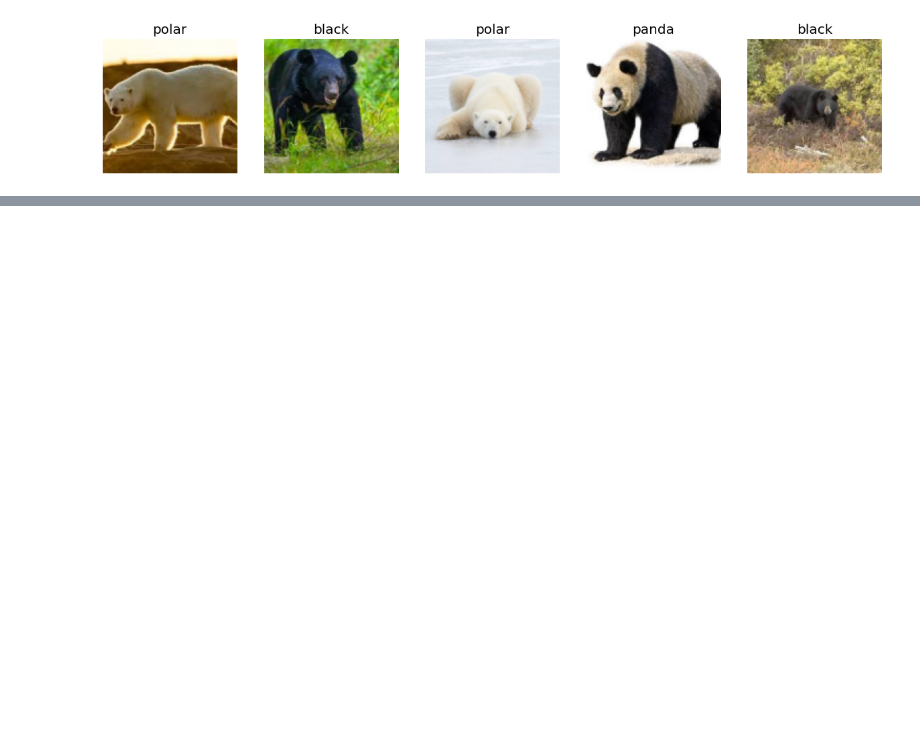
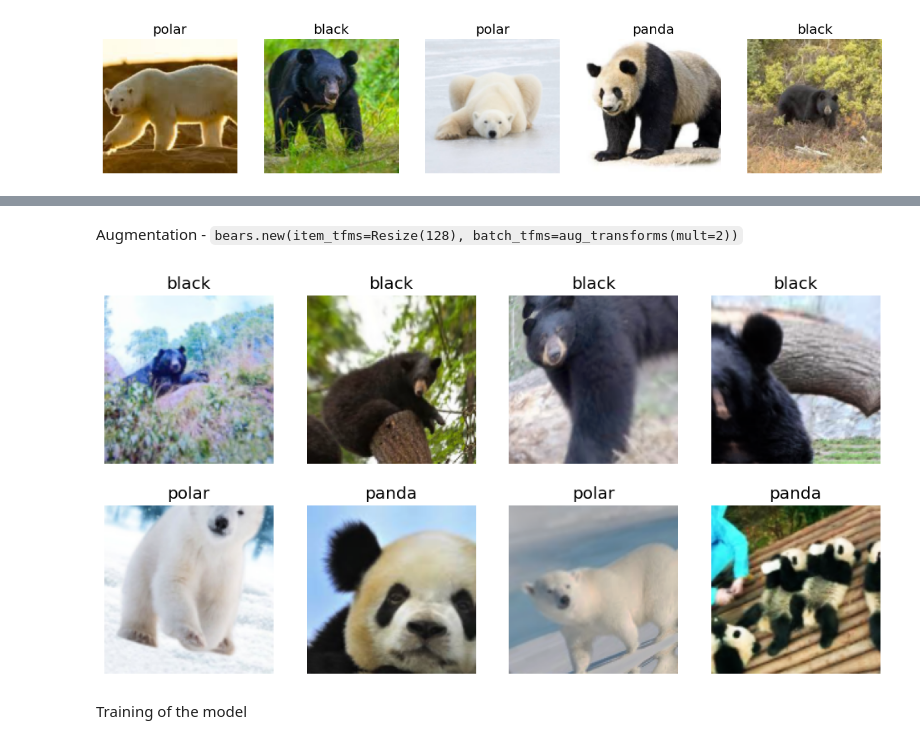
Before and after one commit to coffius/fastbook-2024, a Jupyter notebook: notebooks/chapter_2_bears.ipynb, the cells around one changed output, grey strips where cells are left out. Saved outputs shown, nothing was run; the diff lists cells and outputs as text; code cells hidden in the pictures; blank space fills up the shorter version.

```diff
--- a/notebooks/chapter_2_bears.ipynb
+++ b/notebooks/chapter_2_bears.ipynb
@@ -32,0 +63,9 @@ dls.valid.show_batch(max_n=5, nrows=1)
+# %% [markdown]
+Augmentation - `bears.new(item_tfms=Resize(128), batch_tfms=aug_transforms(mult=2))`
+# %%
+augmented_bears = bears_data_block.new(item_tfms=Resize(128), batch_tfms=aug_transforms(mult=2))
+augmented_bears.dataloaders(dataset_path).train.show_batch(max_n=8, nrows=2)
+# %% [output]
+[figure, added]
+# %% [markdown]
+Training of the model
```
Also changed, not shown: parts of 36 cells of this notebook.
